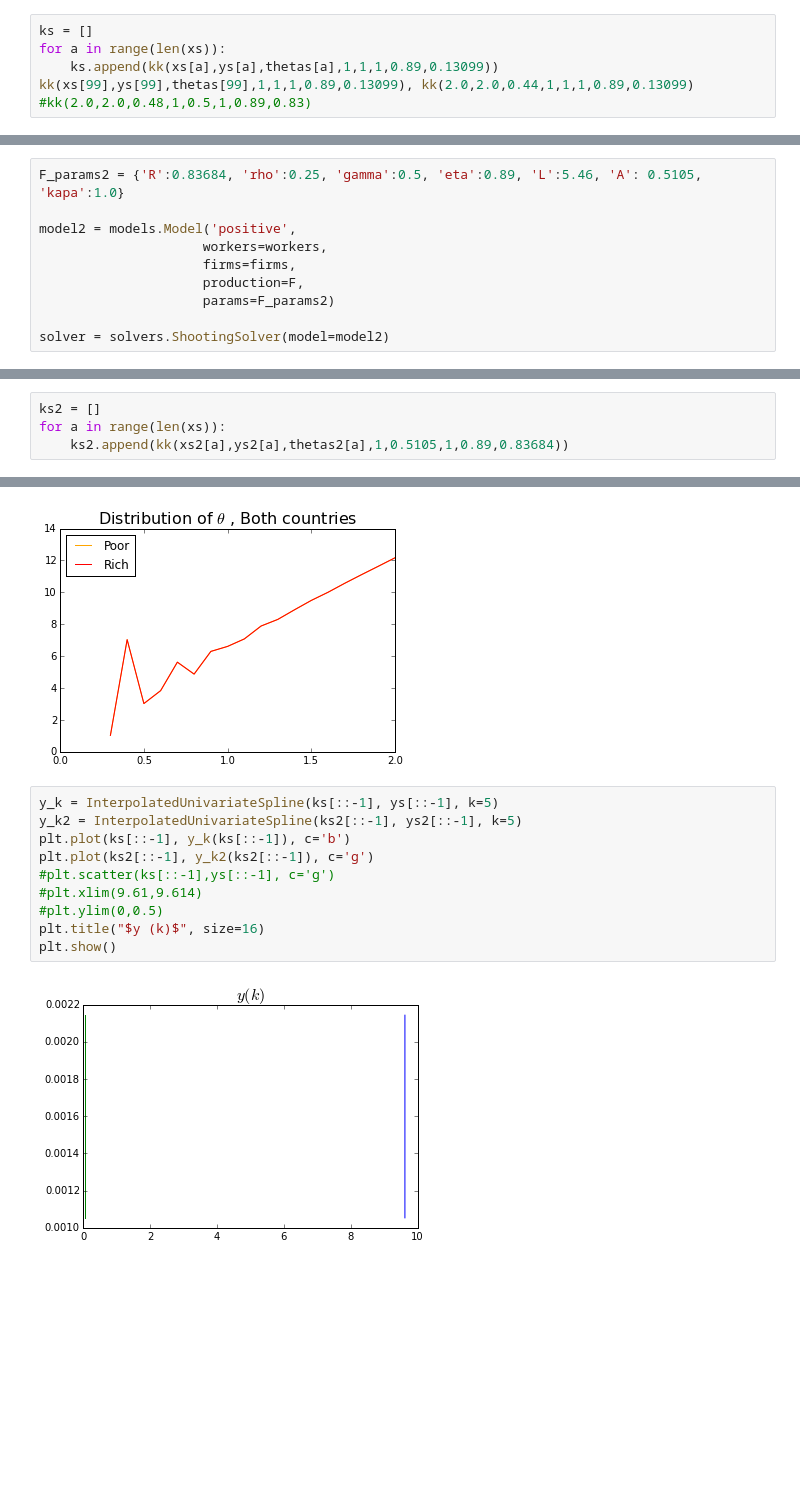
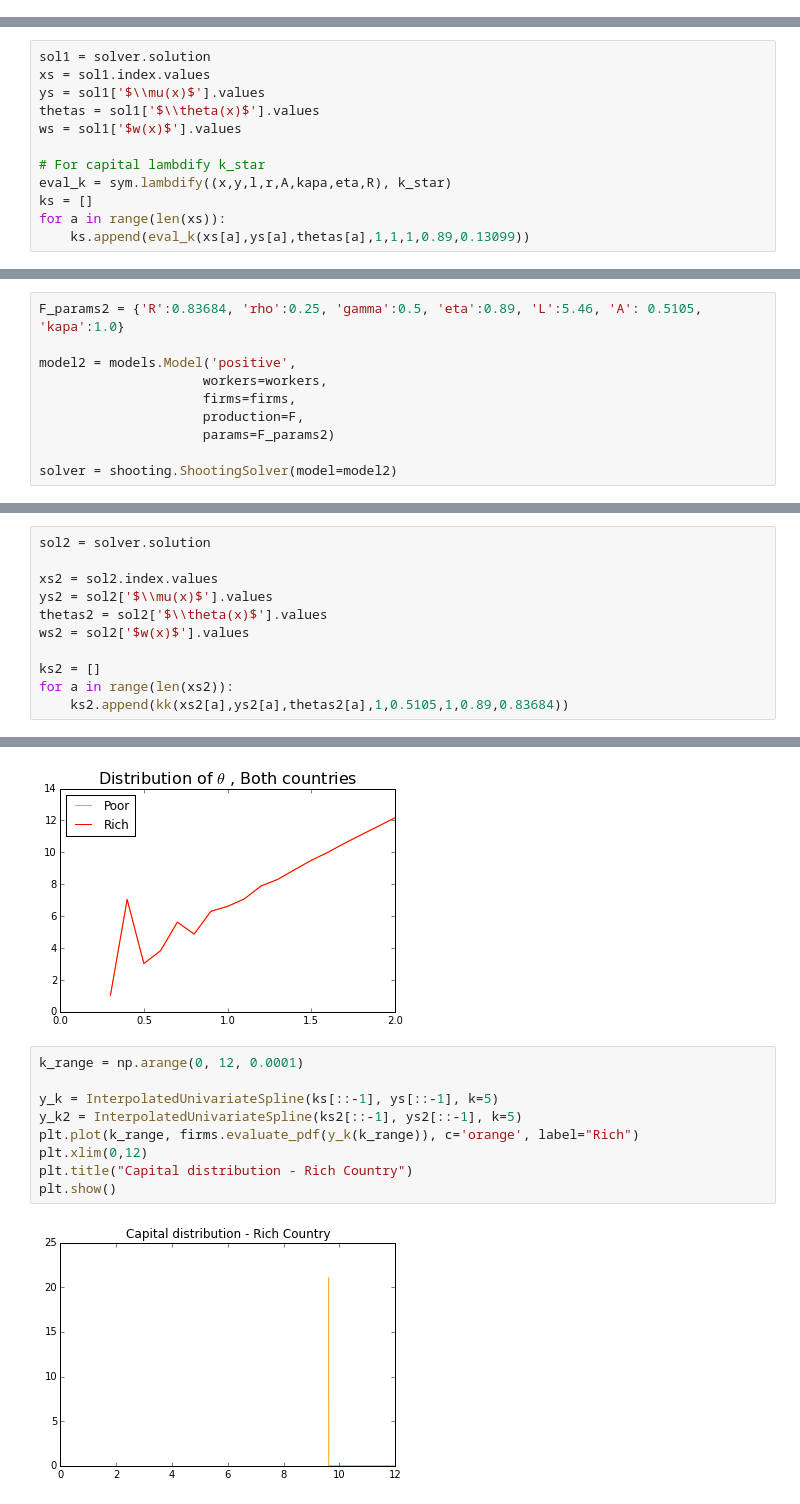
Before and after one commit to davidrpugh/assortative-matching-large-firms, a Jupyter notebook: Examples with K exp x.ipynb, the cells around one changed output, grey strips where cells are left out. Cells and saved outputs as stored; diff of their text form; blank space fills up the shorter version.

Commit message:
Improved looks, added distributions

```diff
--- a/Examples with K exp x.ipynb
+++ b/Examples with K exp x.ipynb
@@ -102,6 +102,0 @@ for i in range(100):
-# %%
-ks = []
-for a in range(len(xs)):
-    ks.append(kk(xs[a],ys[a],thetas[a],1,1,1,0.89,0.13099))
-kk(xs[99],ys[99],thetas[99],1,1,1,0.89,0.13099), kk(2.0,2.0,0.44,1,1,1,0.89,0.13099)
-#kk(2.0,2.0,0.48,1,0.5,1,0.89,0.83)
@@ -114 +103,13 @@ ys[0],thetas[0]
+# %%
+sol1 = solver.solution
+xs = sol1.index.values
+ys = sol1['$\\mu(x)$'].values
+thetas = sol1['$\\theta(x)$'].values
+ws = sol1['$w(x)$'].values
+
+# For capital lambdify k_star
+eval_k = sym.lambdify((x,y,l,r,A,kapa,eta,R), k_star)
+ks = []
+for a in range(len(xs)):
+    ks.append(eval_k(xs[a],ys[a],thetas[a],1,1,1,0.89,0.13099))
 # %%
@@ -156,7 +142,7 @@ model2 = models.Model('positive',
                      production=F,
                      params=F_params2)
 
-solver = solvers.ShootingSolver(model=model2)
+solver = shooting.ShootingSolver(model=model2)
 # %%
 solver.solve(0.01, tol=1e-6, number_knots=100, atol=1e-15, rtol=1e-12, integrator='lsoda')
 # %% [output]
@@ -196,6 +172,13 @@ for i in range(100):
 # %%
+sol2 = solver.solution
+
+xs2 = sol2.index.values
+ys2 = sol2['$\\mu(x)$'].values
+thetas2 = sol2['$\\theta(x)$'].values
+ws2 = sol2['$w(x)$'].values
+
 ks2 = []
-for a in range(len(xs)):
+for a in range(len(xs2)):
     ks2.append(kk(xs2[a],ys2[a],thetas2[a],1,0.5105,1,0.89,0.83684))
 # %%
 plt.plot(ys2, ks2, label="Capital")
@@ -248,14 +327,13 @@ plt.show()
 # %% [output]
 [figure]
 # %%
+k_range = np.arange(0, 12, 0.0001)
+
 y_k = InterpolatedUnivariateSpline(ks[::-1], ys[::-1], k=5)
 y_k2 = InterpolatedUnivariateSpline(ks2[::-1], ys2[::-1], k=5)
-plt.plot(ks[::-1], y_k(ks[::-1]), c='b')
-plt.plot(ks2[::-1], y_k2(ks2[::-1]), c='g')
-#plt.scatter(ks[::-1],ys[::-1], c='g')
-#plt.xlim(9.61,9.614)
-#plt.ylim(0,0.5)
-plt.title("$y (k)$", size=16)
+plt.plot(k_range, firms.evaluate_pdf(y_k(k_range)), c='orange', label="Rich")
+plt.xlim(0,12)
+plt.title("Capital distribution - Rich Country")
 plt.show()
 # %% [output]
-[figure, old version]
+[figure, new version]
```
Also changed, not shown: parts of 42 cells of this notebook, 1 other file.
